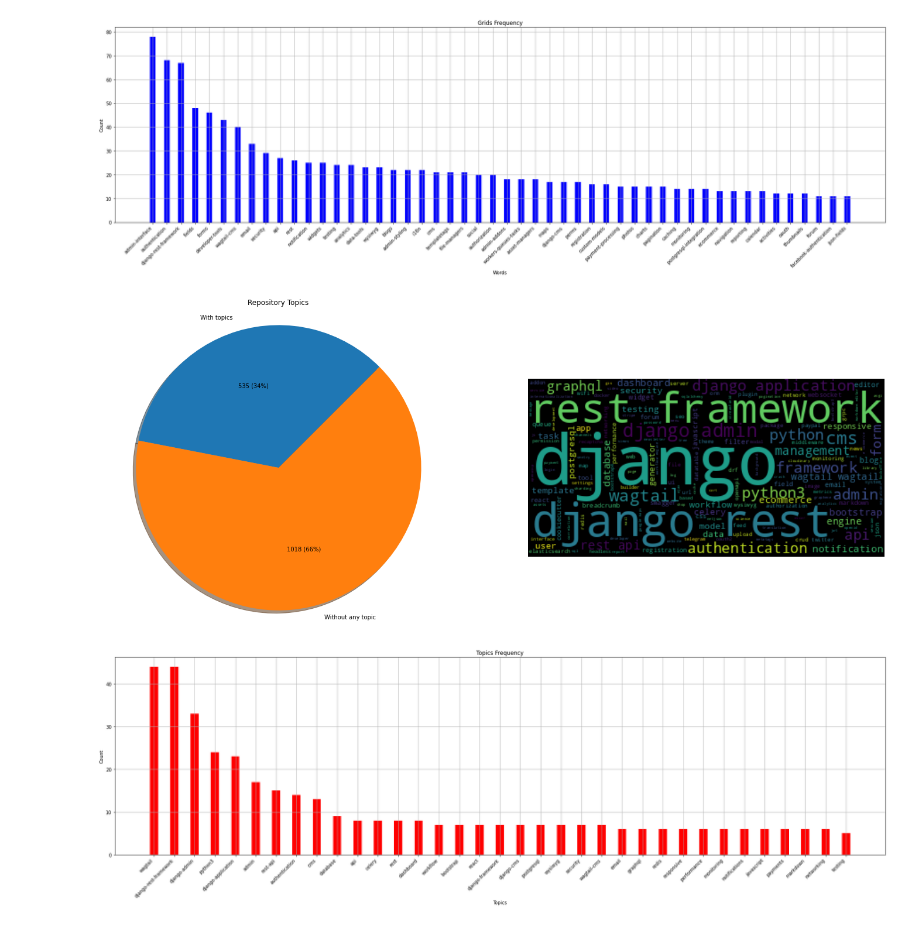
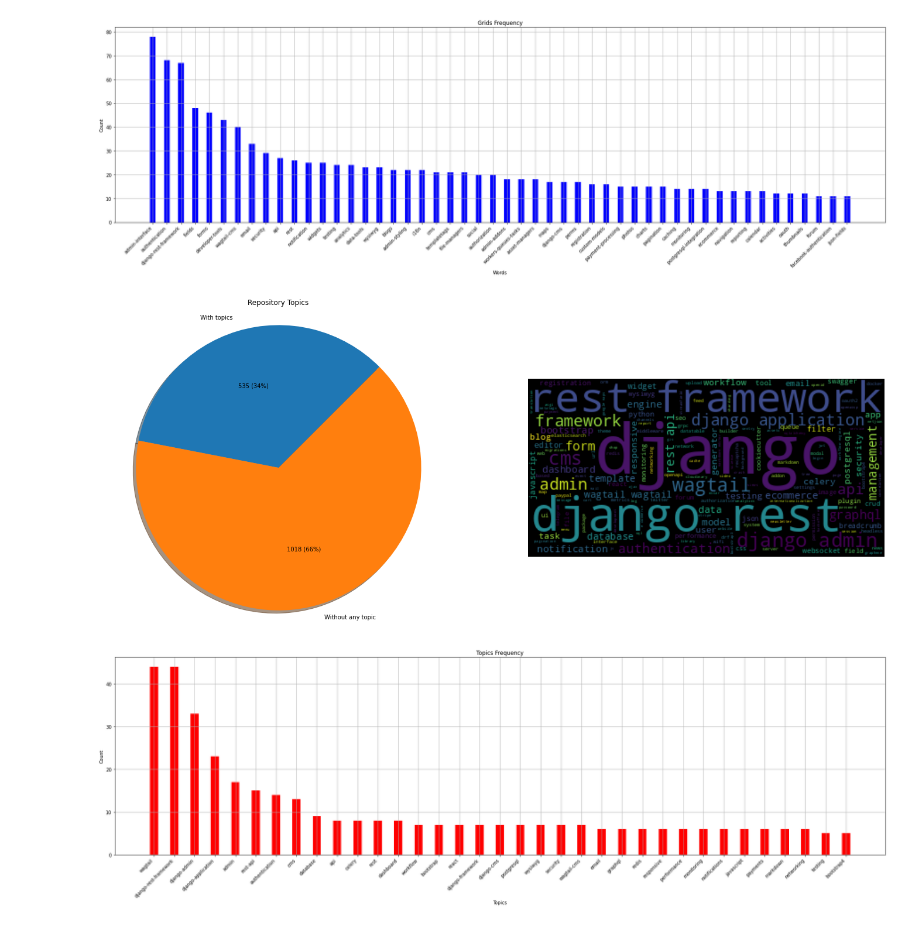
Before and after one commit to rafaatsouza/django-packages-miner, a Jupyter notebook: src/visualization/django-packages.ipynb, the cells around one changed output. Drawn from its saved outputs; the diff is of its cells as text; code cells hidden in the pictures.

Commit message:
Adds remove by regex

```diff
--- a/src/visualization/django-packages.ipynb
+++ b/src/visualization/django-packages.ipynb
@@ -97,29 +98,38 @@ vm.show_bar_chart_by_dict(top_grid_freq, 'Words', 'Count', 'Grids Frequency', 'b
 # %%
 fig, (ax1, ax2) = plt.subplots(1, 2, figsize=(24, 10))
 fig.set_facecolor('white')
 
 labels = 'With topics', 'Without any topic'
 
 sizes = [
     len(df[~df['repo_topics'].isnull()]),
     len(df[df['repo_topics'].isnull()]),
 ]
 
 vm.set_pie_by_ax(ax1, sizes, labels, 'Repository Topics')
 
-unwanted_topics = [ 'django', 'python', 'hacktoberfest' ]
-topics_concate, topics_freq = am.get_concate_and_freq(df[~df['repo_topics'].isnull()]['repo_topics'].values, unwanted_topics)
+unwanted_topics = [ 'django' ]
+unwanted_regex = [
+    re.compile(r'^(python)((\d+)|(\-.*)|\Z)', re.IGNORECASE),
+    re.compile(r'^(hacktoberfest)((\-\d+)|(\d+)|\Z)', re.IGNORECASE)
+]
+
+topics_concate, topics_freq = am.get_concate_and_freq(
+    df[~df['repo_topics'].isnull()]['repo_topics'].values,
+    unwanted_topics,
+    unwanted_regex
+)
 
 ax2.imshow(WordCloud().generate(topics_concate), interpolation='bilinear')
 ax2.axis("off")
 
 plt.show()
 # %% [output]
-[figure, old version]
+[figure, new version]
 # %%
 top = 35
 top_repo_freq = {k[0]: k[1] for k in sorted(topics_freq.items(), key=operator.itemgetter(1), reverse=True)[:top]}
 
 vm.show_bar_chart_by_dict(top_repo_freq, 'Topics', 'Count', 'Topics Frequency', 'red')
 # %% [output]
-[figure, old version]
+[figure, new version]
```
Also changed, not shown: parts of 2 cells of this notebook, 2 other files.
